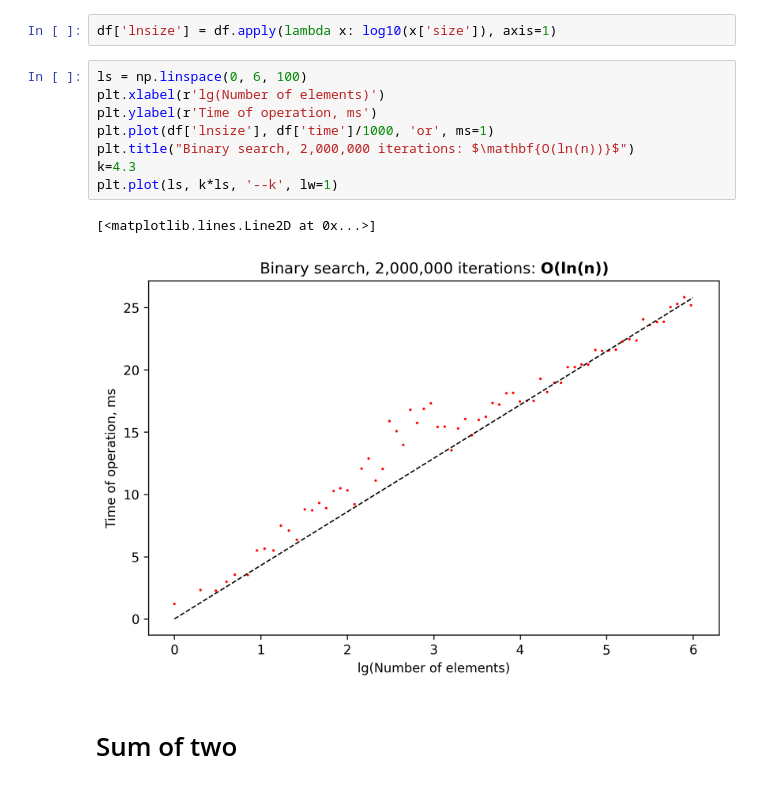
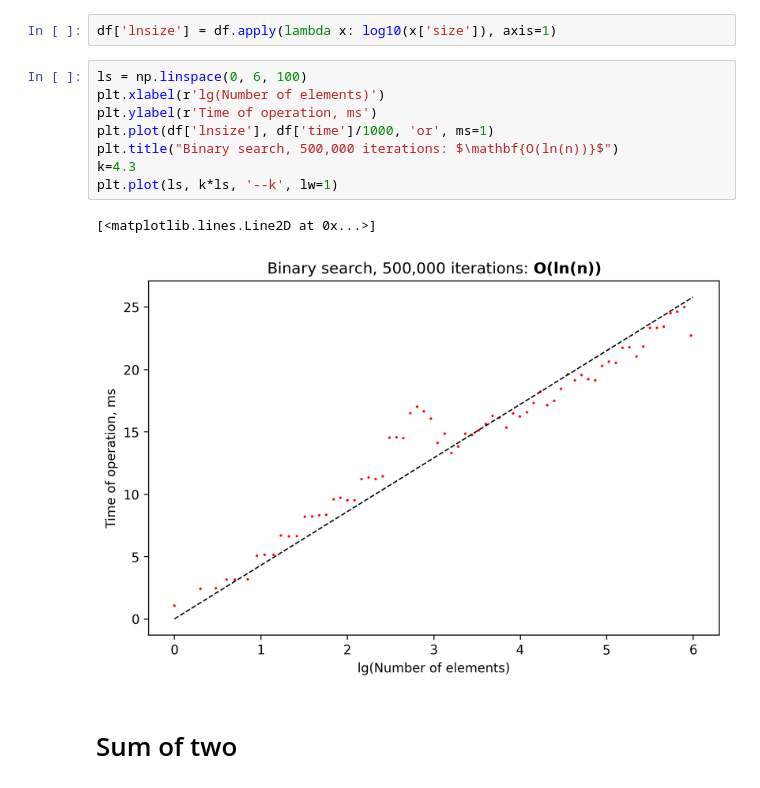
Before and after one commit to stg05/asymptotic-test, a Jupyter notebook: data_satan.ipynb, the cells around one changed output. Cells and saved outputs as stored; diff of their text form.

```diff
--- a/data_satan.ipynb
+++ b/data_satan.ipynb
@@ -49,14 +49,14 @@ df['lnsize'] = df.apply(lambda x: log10(x['size']), axis=1)
 # %%
 ls = np.linspace(0, 6, 100)
 plt.xlabel(r'lg(Number of elements)')
 plt.ylabel(r'Time of operation, ms')
 plt.plot(df['lnsize'], df['time']/1000, 'or', ms=1)
-plt.title("Binary search, 2,000,000 iterations: $\mathbf{O(ln(n))}$")
+plt.title("Binary search, 500,000 iterations: $\mathbf{O(ln(n))}$")
 k=4.3
 plt.plot(ls, k*ls, '--k', lw=1)
 # %% [output]
 [<matplotlib.lines.Line2D at 0x...>]
-[figure, old version]
+[figure, new version]
 # %% [markdown]
 # Sum of two
 # %%
```
Also changed, not shown: parts of 1 cell of this notebook, 26 other files.
